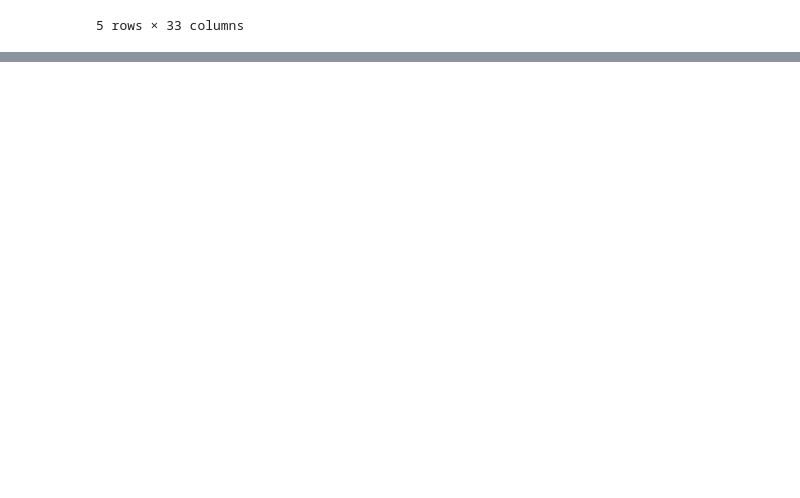
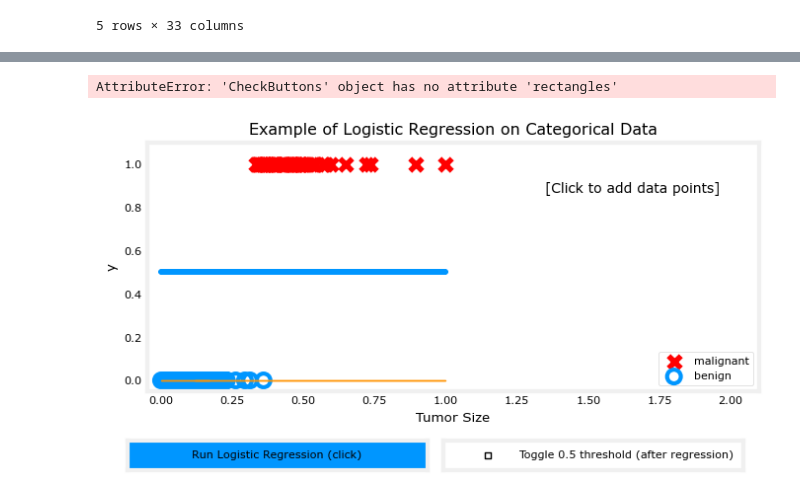
Before and after one commit to Hasibur013/BongoDev-ML-Course-Practise, a Jupyter notebook: ML/logistic_regression.ipynb, the cells around one changed output, grey strips where cells are left out. Drawn from its saved outputs; the diff is of its cells as text; code cells hidden in the pictures; blank space fills up the shorter version.

Commit message:
logistic regression done

```diff
--- a/ML/logistic_regression.ipynb
+++ b/ML/logistic_regression.ipynb
@@ -40,0 +66,6 @@ cancer_dataset.head()
+# %%
+numerical_cols = cancer_dataset.select_dtypes(include='number').columns
+categorical_cols = cancer_dataset.select_dtypes(include='object').columns
+# %%
+min = cancer_dataset[numerical_cols].min()
+max = cancer_dataset[numerical_cols].max()
@@ -40,0 +103,36 @@ cancer_dataset.head()
+# %%
+def split_dataset(dataset, training_ratio=0.6, val_ratio=0.2):
+    no_of_examples = len(dataset)
+
+    random_indices = np.random.permutation(no_of_examples)
+
+    train_size = int(no_of_examples * training_ratio)
+    val_size = int(no_of_examples * val_ratio)
+
+    train_indices = random_indices[:train_size]
+    val_indices = random_indices[train_size:train_size + val_size]
+    test_indices = random_indices[train_size + val_size:]
+
+    train_ds = dataset.iloc[train_indices]
+    val_ds = dataset.iloc[val_indices]
+    test_ds = dataset.iloc[test_indices]
+
+    train_X = np.array(train_ds.iloc[:, :-1])
+    train_y = np.array(train_ds.iloc[:, -1])
+    val_X = np.array(val_ds.iloc[:, :-1])
+    val_y = np.array(val_ds.iloc[:, -1])
+    test_X = np.array(test_ds.iloc[:, :-1])
+    test_y = np.array(test_ds.iloc[:, -1])
+
+    return train_X, train_y, val_X, val_y, test_X, test_y
+
+train_X, train_y, val_X, val_y, test_X, test_y = split_dataset(cancer_dataset)
+# %%
+"""
+z = w * x + b
+"""
+
+w = np.zeros(1)
+b = 0
+plt.close('all')
+__ = plt_one_addpt_onclick(train_X, train_y, w, b, logistic=False)
@@ -40,0 +197,6 @@ cancer_dataset.head()
+# %%
+plt.close('all')
+__ = plt_one_addpt_onclick(train_X, train_y, w, b, logistic=True)
+# %% [output]
+AttributeError: 'CheckButtons' object has no attribute 'rectangles'
+[figure, added]
```
Also changed, not shown: parts of 27 cells of this notebook.
